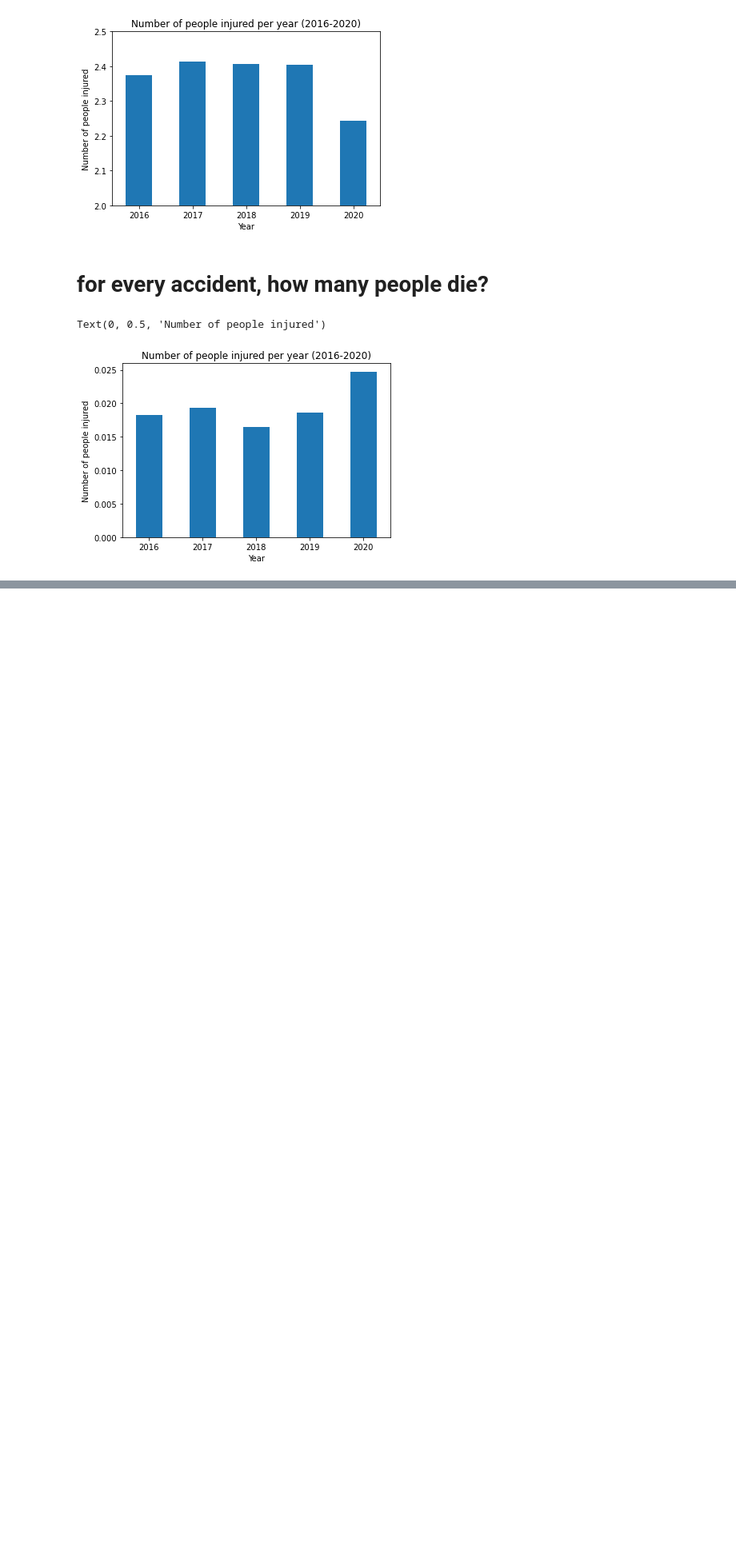
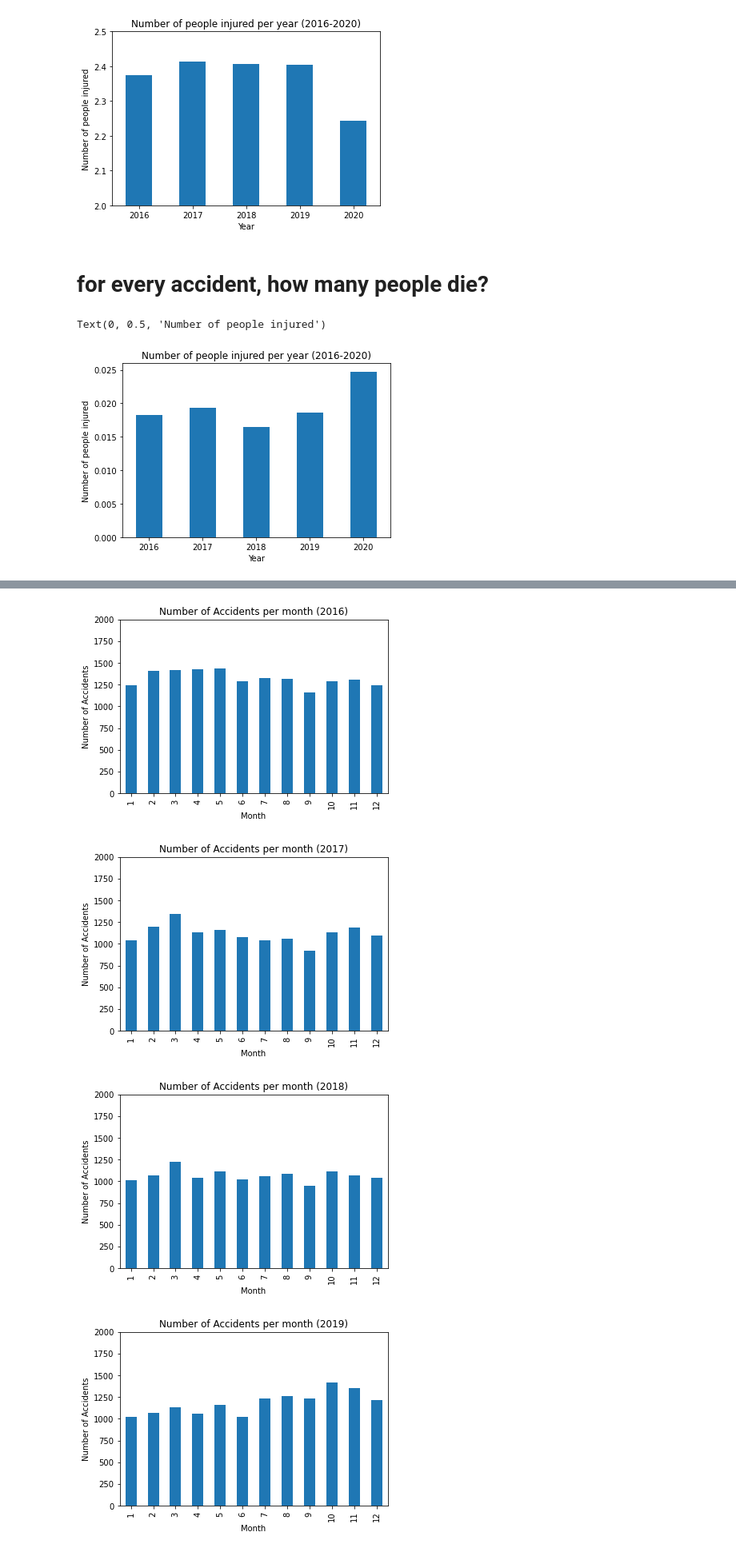
Before and after one commit to 0samvuong/Project-1, a Jupyter notebook: number_of_accidents_analysis.ipynb, the cells around one changed output, grey strips where cells are left out. Shown at 80% size. Saved outputs shown, nothing was run; the diff lists cells and outputs as text; code cells hidden in the pictures; blank space fills up the shorter version.

```diff
--- a/number_of_accidents_analysis.ipynb
+++ b/number_of_accidents_analysis.ipynb
@@ -173,0 +155,55 @@ plt.ylim(0,2000)
+# %%
+#months
+
+
+sum_df_months = pd.DataFrame()
+sum_df_months["Number_of_accidents"] = main_accident_df.groupby([main_accident_df["ACCIDENTDATE"].dt.year,main_accident_df["ACCIDENTDATE"].dt.month], as_index=True)["ACCIDENT_NO"].count()
+sum_df_months["Number_of_deaths"] = main_accident_df.groupby([main_accident_df["ACCIDENTDATE"].dt.year,main_accident_df["ACCIDENTDATE"].dt.month], as_index=True)["NO_PERSONS_KILLED"].sum()
+
+
+plt.xticks(rotation=0, horizontalalignment="center")
+
+
+plt.xlabel("Month")
+plt.ylabel("Number of Accidents")
+plt.ylim(0,2000)
+
+sum_df_months["Number_of_accidents"][2016].plot(kind="bar")
+plt.title("Number of Accidents per month (2016)")
+plt.xlabel("Month")
+plt.ylabel("Number of Accidents")
+plt.ylim(0,2000)
+plt.show()
+
+sum_df_months["Number_of_accidents"][2017].plot(kind="bar")
+plt.title("Number of Accidents per month (2017)")
+plt.xlabel("Month")
+plt.ylabel("Number of Accidents")
+plt.ylim(0,2000)
+plt.show()
+
+sum_df_months["Number_of_accidents"][2018].plot(kind="bar")
+plt.title("Number of Accidents per month (2018)")
+plt.xlabel("Month")
+plt.ylabel("Number of Accidents")
+plt.ylim(0,2000)
+plt.show()
+
+sum_df_months["Number_of_accidents"][2019].plot(kind="bar")
+plt.title("Number of Accidents per month (2019)")
+plt.xlabel("Month")
+plt.ylabel("Number of Accidents")
+plt.ylim(0,2000)
+plt.show()
+
+sum_df_months["Number_of_accidents"][2020].plot(kind="bar")
+plt.title("Number of Accidents per month (2020)")
+plt.xlabel("Month")
+plt.ylabel("Number of Accidents")
+plt.ylim(0,2000)
+plt.show()
+# %% [output]
+[figure, added]
+[figure, added]
+[figure, added]
+[figure, added]
```
Also changed, not shown: parts of 5 cells of this notebook.
